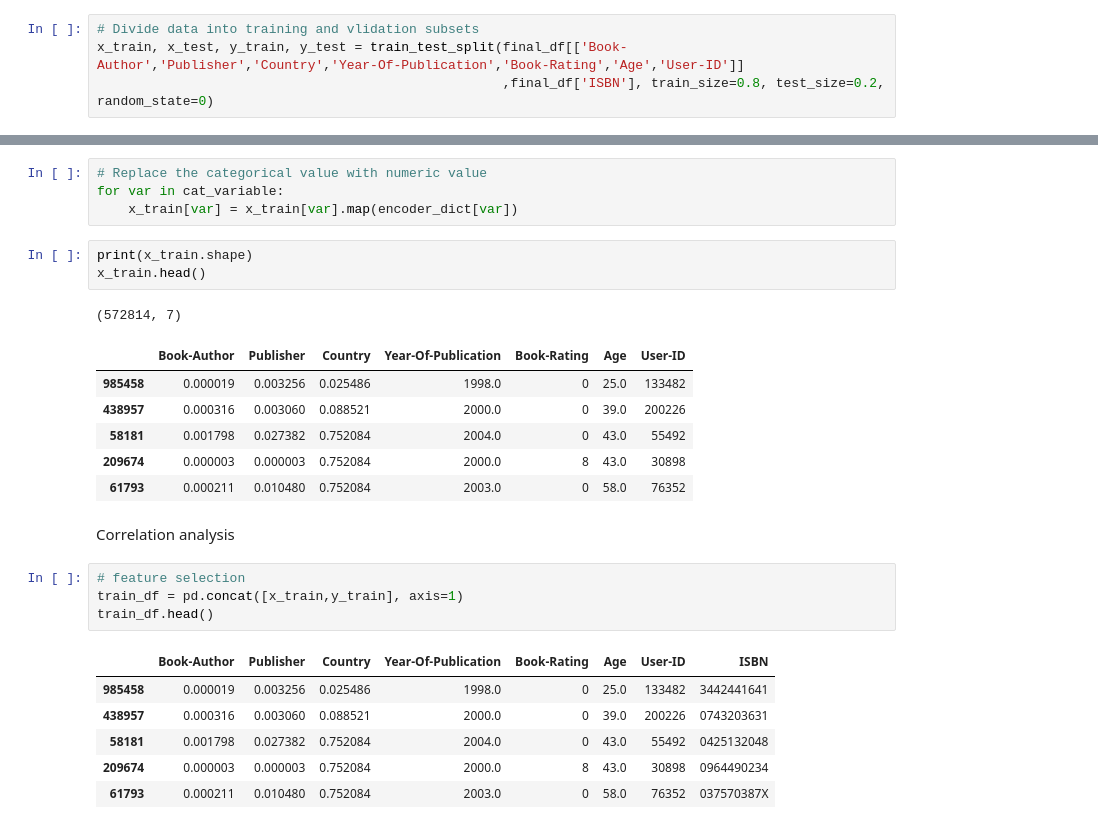
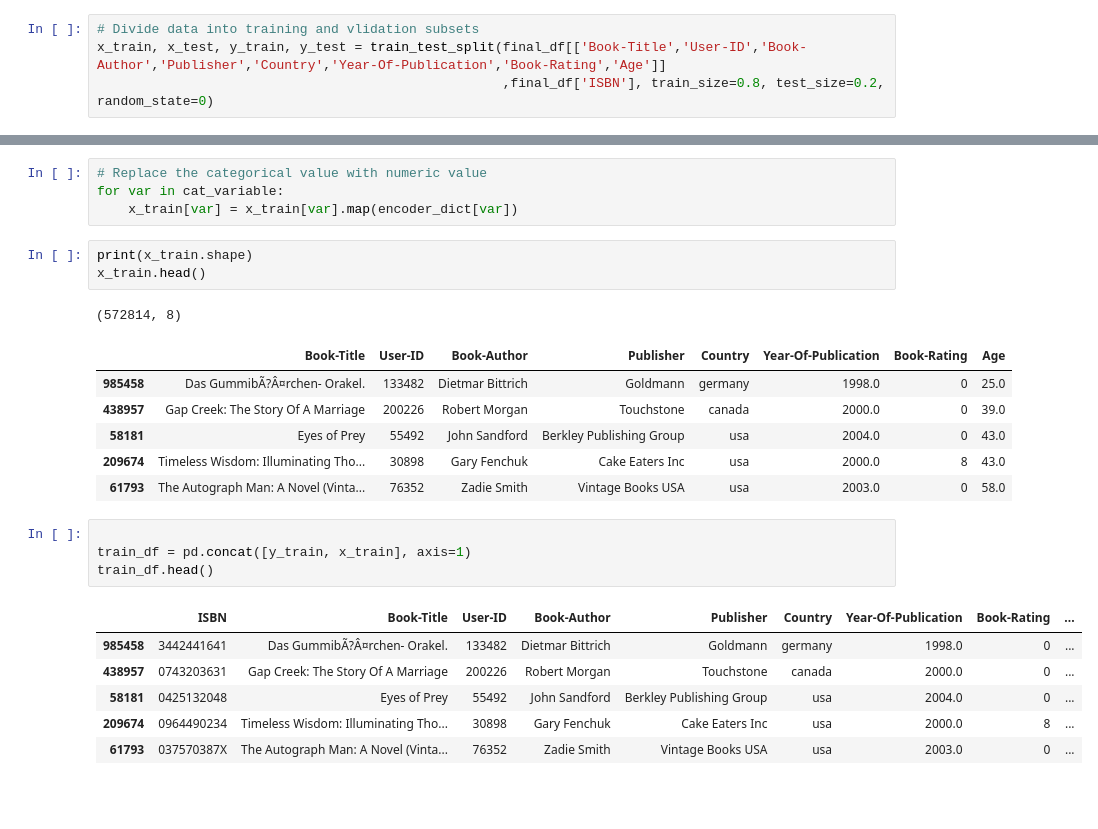
Before and after one commit to flo-shi/Recommender-System, a Jupyter notebook: recommenda system.ipynb, the cells around one changed output, grey strips where cells are left out. Cells and saved outputs as stored; diff of their text form; blank space fills up the shorter version.

```diff
--- a/recommenda system.ipynb
+++ b/recommenda system.ipynb
@@ -372,7 +389,7 @@ Name: Book-Author, Length: 83817, dtype: int64
 Transforming categorical data and splitting train and test data
 # %%
 # Divide data into training and vlidation subsets
-x_train, x_test, y_train, y_test = train_test_split(final_df[['Book-Author','Publisher','Country','Year-Of-Publication','Book-Rating','Age','User-ID']]
+x_train, x_test, y_train, y_test = train_test_split(final_df[['Book-Title','User-ID','Book-Author','Publisher','Country','Year-Of-Publication','Book-Rating','Age']]
                                                     ,final_df['ISBN'], train_size=0.8, test_size=0.2, random_state=0)
 # %%
 cat_variable = ['Book-Author','Publisher','Country']
@@ -409,23 +427,21 @@ for var in cat_variable:
 print(x_train.shape)
 x_train.head()
 # %% [output]
-(572814, 7)
+(572814, 8)
-|  | Book-Author | Publisher | Country | Year-Of-Publication | Book-Rating | Age | User-ID |
-| 985458 | 0.000019 | 0.003256 | 0.025486 | 1998.0 | 0 | 25.0 | 133482 |
-| 438957 | 0.000316 | 0.003060 | 0.088521 | 2000.0 | 0 | 39.0 | 200226 |
-| 58181 | 0.001798 | 0.027382 | 0.752084 | 2004.0 | 0 | 43.0 | 55492 |
-| 209674 | 0.000003 | 0.000003 | 0.752084 | 2000.0 | 8 | 43.0 | 30898 |
-| 61793 | 0.000211 | 0.010480 | 0.752084 | 2003.0 | 0 | 58.0 | 76352 |
+|  | Book-Title | User-ID | Book-Author | Publisher | Country | Year-Of-Publication | Book-Rating | Age |
+| 985458 | Das GummibÃ?Â¤rchen- Orakel. | 133482 | Dietmar Bittrich | Goldmann | germany | 1998.0 | 0 | 25.0 |
+| 438957 | Gap Creek: The Story Of A Marriage | 200226 | Robert Morgan | Touchstone | canada | 2000.0 | 0 | 39.0 |
+| 58181 | Eyes of Prey | 55492 | John Sandford | Berkley Publishing Group | usa | 2004.0 | 0 | 43.0 |
+| 209674 | Timeless Wisdom: Illuminating Tho... | 30898 | Gary Fenchuk | Cake Eaters Inc | usa | 2000.0 | 8 | 43.0 |
+| 61793 | The Autograph Man: A Novel (Vinta... | 76352 | Zadie Smith | Vintage Books USA | usa | 2003.0 | 0 | 58.0 |
-# %% [markdown]
-Correlation analysis
 # %%
-# feature selection
-train_df = pd.concat([x_train,y_train], axis=1)
+
+train_df = pd.concat([y_train, x_train], axis=1)
 train_df.head()
 # %% [output]
-|  | Book-Author | Publisher | Country | Year-Of-Publication | Book-Rating | Age | User-ID | ISBN |
-| 985458 | 0.000019 | 0.003256 | 0.025486 | 1998.0 | 0 | 25.0 | 133482 | 3442441641 |
-| 438957 | 0.000316 | 0.003060 | 0.088521 | 2000.0 | 0 | 39.0 | 200226 | 0743203631 |
-| 58181 | 0.001798 | 0.027382 | 0.752084 | 2004.0 | 0 | 43.0 | 55492 | 0425132048 |
-| 209674 | 0.000003 | 0.000003 | 0.752084 | 2000.0 | 8 | 43.0 | 30898 | 0964490234 |
-| 61793 | 0.000211 | 0.010480 | 0.752084 | 2003.0 | 0 | 58.0 | 76352 | 037570387X |
+|  | ISBN | Book-Title | User-ID | Book-Author | Publisher | Country | Year-Of-Publication | Book-Rating | ... |
+| 985458 | 3442441641 | Das GummibÃ?Â¤rchen- Orakel. | 133482 | Dietmar Bittrich | Goldmann | germany | 1998.0 | 0 | ... |
+| 438957 | 0743203631 | Gap Creek: The Story Of A Marriage | 200226 | Robert Morgan | Touchstone | canada | 2000.0 | 0 | ... |
+| 58181 | 0425132048 | Eyes of Prey | 55492 | John Sandford | Berkley Publishing Group | usa | 2004.0 | 0 | ... |
+| 209674 | 0964490234 | Timeless Wisdom: Illuminating Tho... | 30898 | Gary Fenchuk | Cake Eaters Inc | usa | 2000.0 | 8 | ... |
+| 61793 | 037570387X | The Autograph Man: A Novel (Vinta... | 76352 | Zadie Smith | Vintage Books USA | usa | 2003.0 | 0 | ... |
```
Also changed, not shown: parts of 10 cells of this notebook.
